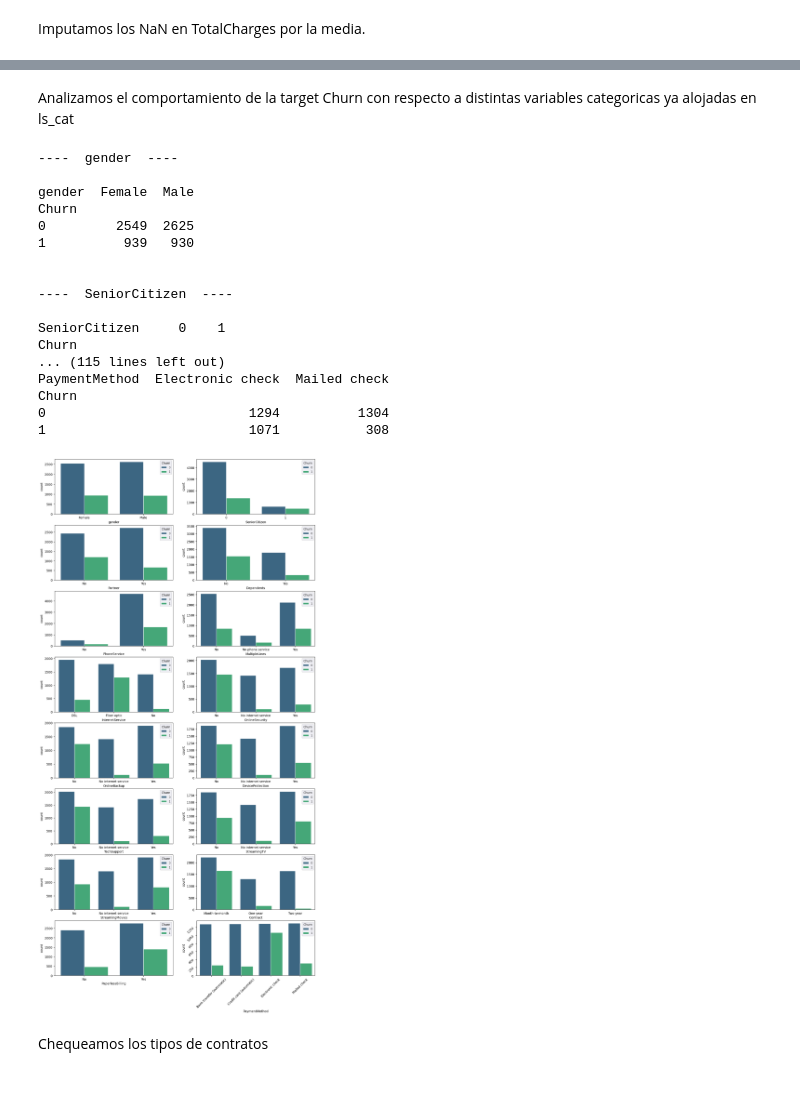
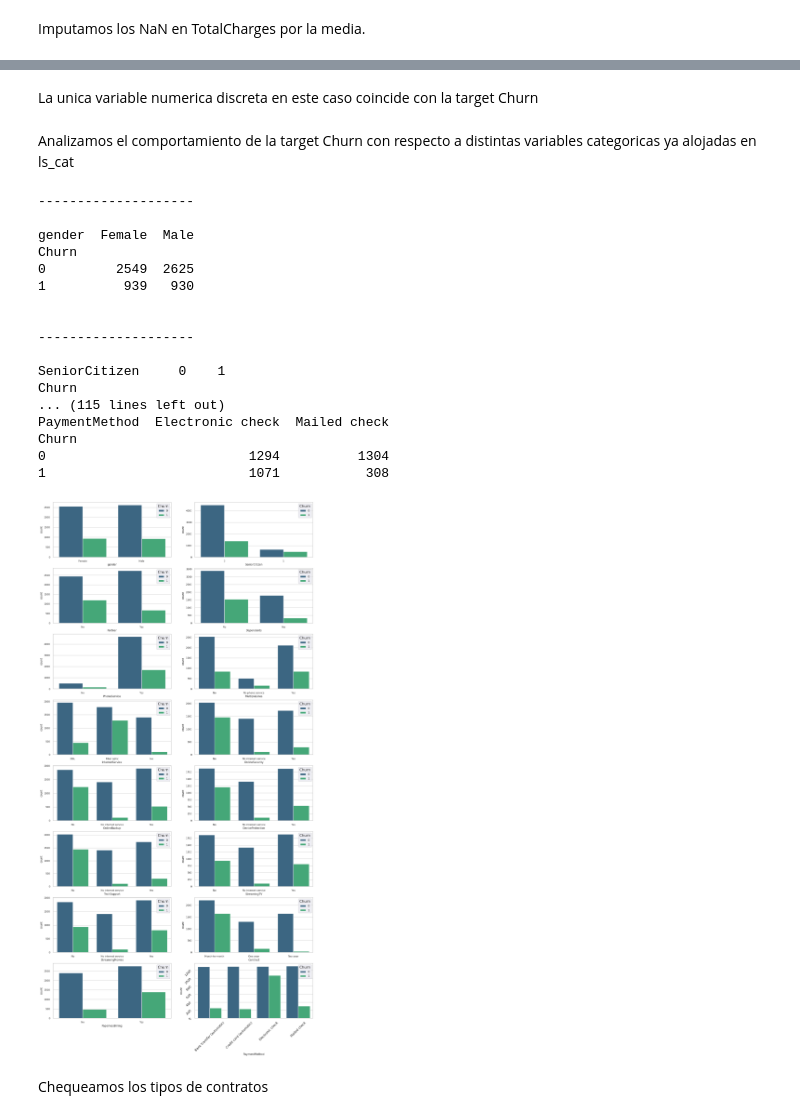
Before and after one commit to proserix/proyecto-telco-main, a Jupyter notebook: Notebooks/Notebook2.ipynb, the cells around one changed output, grey strips where cells are left out. Drawn from its saved outputs; the diff is of its cells as text; code cells hidden in the pictures; blank space fills up the shorter version.

```diff
--- a/Notebooks/Notebook2.ipynb
+++ b/Notebooks/Notebook2.ipynb
@@ -9,0 +20,9 @@ df=pd.read_csv(df,sep=",")
+# %%
+# cargamos el dataset
+data = pd.read_csv('Telco-Customer-Churn.csv',sep=",")
+
+# filas y columnas de los datos
+print(data.shape)
+
+# visualizamos
+data.head()
@@ -10,3 +65,5 @@ df=pd.read_csv(df,sep=",")
+# %%
+df=data.copy()
 # %%
 df.info()
 # %% [output]
@@ -208,11 +362,14 @@ np.round(sp.stats.pearsonr(df["MonthlyCharges"], df["TotalCharges"])[0],2)
+# %% [markdown]
+La unica variable numerica discreta en este caso coincide con la target Churn
 # %% [markdown]
 Analizamos el comportamiento de la target Churn con respecto a distintas variables categoricas ya alojadas en ls_cat
 # %%
 for cat in ls_cat:
-    print("---- ", cat," ----\n")
-    print(pd.crosstab(df["Churn"],df[cat]),"\n\n")
+    for d_c in discrete_vars_num:
+        print("--------------------\n")
+        print(pd.crosstab(df[d_c],df[cat]),"\n\n")
 # %% [output]
-----  gender  ----
+--------------------
 
 gender  Female  Male
 Churn
@@ -220,7 +377,7 @@ Churn
 1          939   930
 
 
-----  SeniorCitizen  ----
+--------------------
 
 SeniorCitizen     0    1
 Churn
@@ -230,20 +387,36 @@ Churn
 0                          1294          1304
 1                          1071           308
 # %%
+# Graficamos la informacion cruzada arriba obtenida
+
+# Recordemos que las variables numericas categoricas estan alojadas en discrete_vars_num,
+# en este caso solo esta churn, pero vamos a adaptar el codigo por si fueran mas variables
+
+
 sns.reset_defaults()
-f, ax=pt.subplots(nrows=8,ncols=2,figsize = (15,30))
+sns.set(font_scale=0.7, style="whitegrid")
+lista=["Churn","TotalCharges"]
+
+n_rows=8
+n_cols=2
+
+f, ax=plt.subplots(nrows=n_rows,
+                   ncols=n_cols,
+                   figsize = (15,30))
 
 i=0
-for row in range(0,8,1):
+
+for row in range(0,n_rows,1):
     sns.set(font_scale=0.8)
-    pt.tick_params(labelsize=10, labelrotation=45)
+    plt.tick_params(labelsize=10, labelrotation=45)
 
-    for col in range(0,2,1):
+    for col in range(0,n_cols,1):
         sns.countplot(ax=ax[row,col],data=df, x=ls_cat[i],hue="Churn",palette="viridis")
         i+=1
+
 sns.reset_defaults()
 # %% [output]
-[figure, old version]
+[figure, new version]
 # %% [markdown]
 Chequeamos los tipos de contratos
 # %%
```
Also changed, not shown: parts of 92 cells of this notebook.
